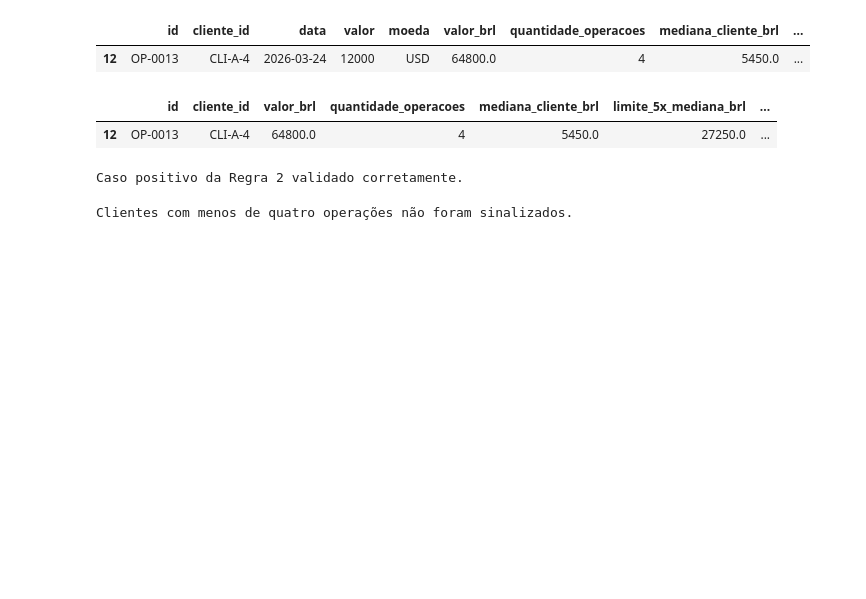
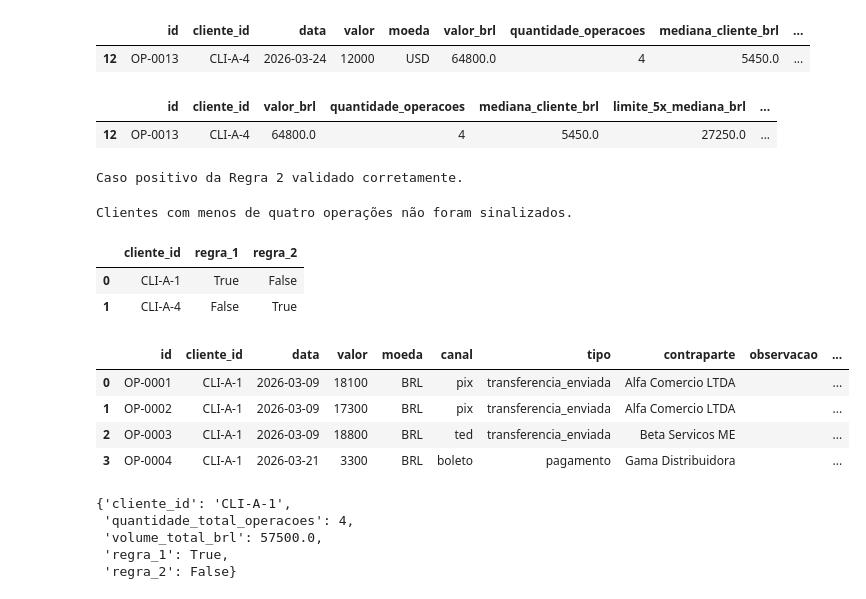
Before and after one commit to mariafernandaff2/desafio-estagio-ia, a Jupyter notebook: nivel_1/nivel_1.ipynb, the cells around one changed output. Cells and saved outputs as stored; diff of their text form; code cells hidden in the pictures; blank space fills up the shorter version.

```diff
--- a/nivel_1/nivel_1.ipynb
+++ b/nivel_1/nivel_1.ipynb
@@ -514,0 +527,50 @@ Clientes com menos de quatro operações não foram sinalizados.
+# %%
+clientes_sinalizados = clientes_regra_1.merge(
+    clientes_regra_2,
+    on="cliente_id",
+    how="outer"
+)
+
+clientes_sinalizados[["regra_1", "regra_2"]] = (
+    clientes_sinalizados[["regra_1", "regra_2"]]
+    .fillna(False)
+    .astype(bool)
+)
+
+clientes_sinalizados
+# %% [output]
+|  | cliente_id | regra_1 | regra_2 |
+| 0 | CLI-A-1 | True | False |
+| 1 | CLI-A-4 | False | True |
+# %%
+cliente_escolhido = "CLI-A-1"
+# %%
+operacoes_cliente_escolhido = df[
+    df["cliente_id"] == cliente_escolhido
+].copy()
+
+operacoes_cliente_escolhido
+# %% [output]
+|  | id | cliente_id | data | valor | moeda | canal | tipo | contraparte | observacao | ... |
+| 0 | OP-0001 | CLI-A-1 | 2026-03-09 | 18100 | BRL | pix | transferencia_enviada | Alfa Comercio LTDA |  | ... |
+| 1 | OP-0002 | CLI-A-1 | 2026-03-09 | 17300 | BRL | pix | transferencia_enviada | Alfa Comercio LTDA |  | ... |
+| 2 | OP-0003 | CLI-A-1 | 2026-03-09 | 18800 | BRL | ted | transferencia_enviada | Beta Servicos ME |  | ... |
+| 3 | OP-0004 | CLI-A-1 | 2026-03-21 | 3300 | BRL | boleto | pagamento | Gama Distribuidora |  | ... |
+# %%
+resumo_cliente_escolhido = {
+    "cliente_id": cliente_escolhido,
+    "quantidade_total_operacoes": len(operacoes_cliente_escolhido),
+    "volume_total_brl": float(
+        operacoes_cliente_escolhido["valor_brl"].sum()
+    ),
+    "regra_1": True,
+    "regra_2": False
+}
+
+resumo_cliente_escolhido
+# %% [output]
+{'cliente_id': 'CLI-A-1',
+ 'quantidade_total_operacoes': 4,
+ 'volume_total_brl': 57500.0,
+ 'regra_1': True,
+ 'regra_2': False}
```
Also changed, not shown: parts of 36 cells of this notebook, 9 other files.
